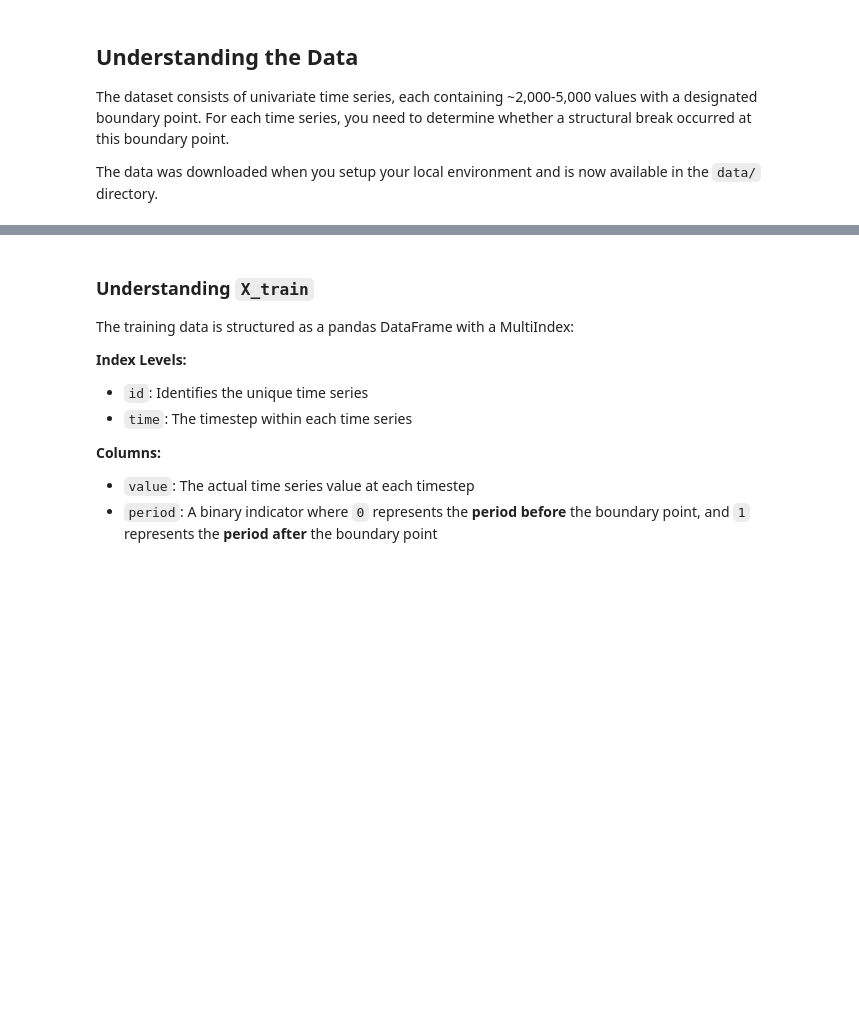
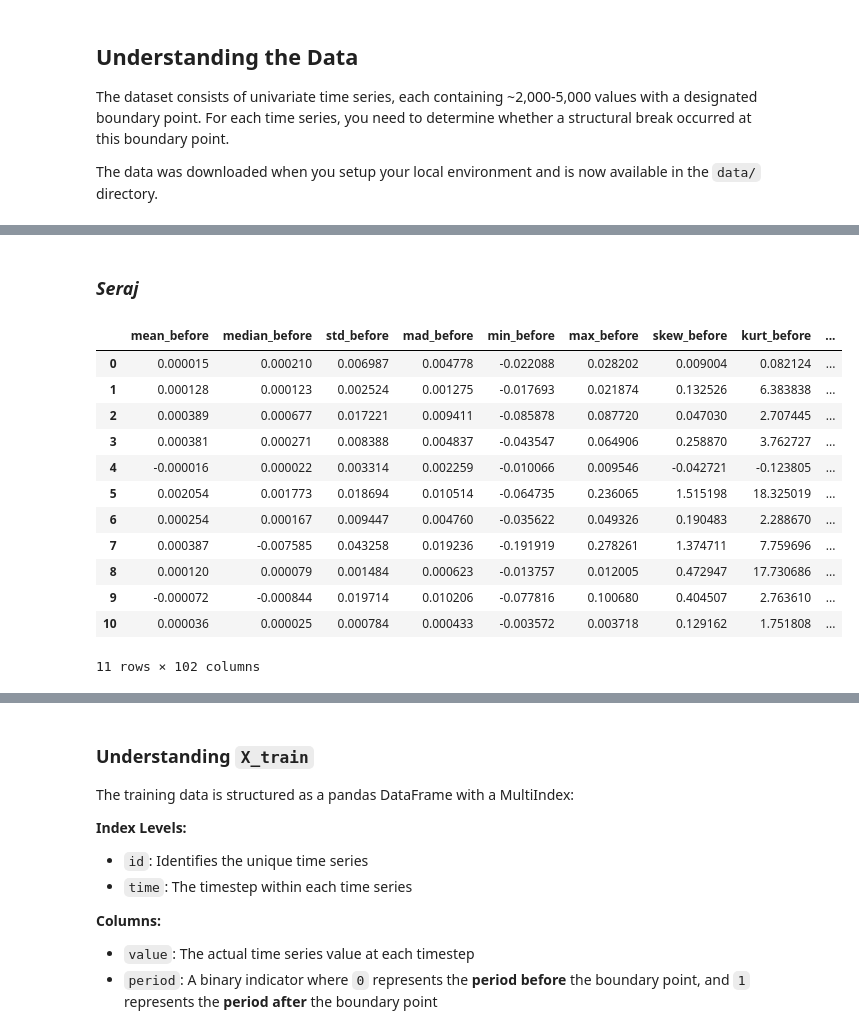
Before and after one commit to SerajRzmi/Finnish-Road, a Jupyter notebook: competitions/structural-break/quickstarters/baseline/baseline.ipynb, the cells around one changed output, grey strips where cells are left out. Drawn from its saved outputs; the diff is of its cells as text; code cells hidden in the pictures; blank space fills up the shorter version.

```diff
--- a/competitions/structural-break/quickstarters/baseline/baseline.ipynb
+++ b/competitions/structural-break/quickstarters/baseline/baseline.ipynb
@@ -102,0 +203,2 @@ Abort:
+# %% [markdown]
+### ***Seraj***
@@ -102,0 +633,16 @@ Abort:
+# %%
+X_feats
+# %% [output]
+|  | mean_before | median_before | std_before | mad_before | min_before | max_before | skew_before | kurt_before | ... |
+| 0 | 0.000015 | 0.000210 | 0.006987 | 0.004778 | -0.022088 | 0.028202 | 0.009004 | 0.082124 | ... |
+| 1 | 0.000128 | 0.000123 | 0.002524 | 0.001275 | -0.017693 | 0.021874 | 0.132526 | 6.383838 | ... |
+| 2 | 0.000389 | 0.000677 | 0.017221 | 0.009411 | -0.085878 | 0.087720 | 0.047030 | 2.707445 | ... |
+| 3 | 0.000381 | 0.000271 | 0.008388 | 0.004837 | -0.043547 | 0.064906 | 0.258870 | 3.762727 | ... |
+| 4 | -0.000016 | 0.000022 | 0.003314 | 0.002259 | -0.010066 | 0.009546 | -0.042721 | -0.123805 | ... |
+| 5 | 0.002054 | 0.001773 | 0.018694 | 0.010514 | -0.064735 | 0.236065 | 1.515198 | 18.325019 | ... |
+| 6 | 0.000254 | 0.000167 | 0.009447 | 0.004760 | -0.035622 | 0.049326 | 0.190483 | 2.288670 | ... |
+| 7 | 0.000387 | -0.007585 | 0.043258 | 0.019236 | -0.191919 | 0.278261 | 1.374711 | 7.759696 | ... |
+| 8 | 0.000120 | 0.000079 | 0.001484 | 0.000623 | -0.013757 | 0.012005 | 0.472947 | 17.730686 | ... |
+| 9 | -0.000072 | -0.000844 | 0.019714 | 0.010206 | -0.077816 | 0.100680 | 0.404507 | 2.763610 | ... |
+| 10 | 0.000036 | 0.000025 | 0.000784 | 0.000433 | -0.003572 | 0.003718 | 0.129162 | 1.751808 | ... |
+11 rows × 102 columns
```
Also changed, not shown: parts of 24 cells of this notebook.
